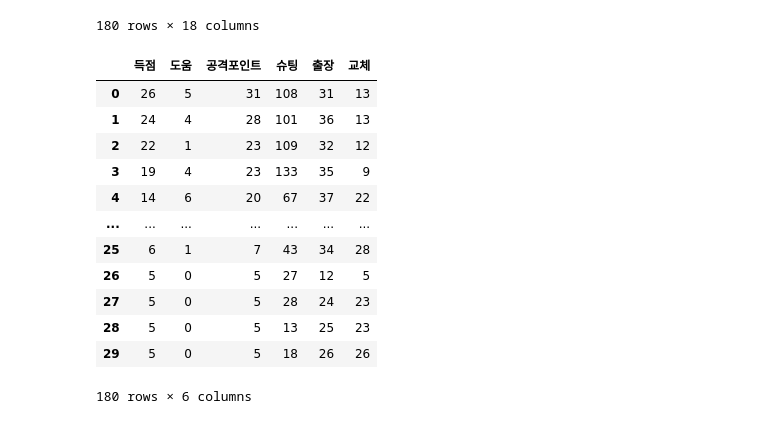
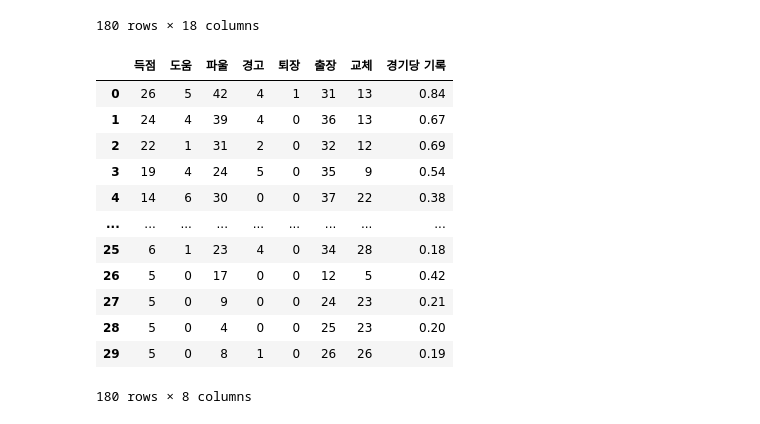
Before and after one commit to jayiuk/k_league_tier, a Jupyter notebook: data_crawling.ipynb, the cells around one changed output. Saved outputs shown, nothing was run; the diff lists cells and outputs as text; code cells hidden in the pictures.

```diff
--- a/data_crawling.ipynb
+++ b/data_crawling.ipynb
@@ -75,22 +75,22 @@ total
 | 29 | 30 | 이건희 | 광주 | 5 | 0 | 5 | 0 | 0 | 8 | 18 | 2 | ... |
 180 rows × 18 columns
 # %%
-total = total.drop(['순위', '선수명', '팀', '무실점경기', 'Year', '코너킥', '파울', '실점', '오프사이드', '경고', '퇴장', '경기당 기록'], axis = 1)
+total = total.drop(['순위', '선수명', '팀', '공격포인트', '슈팅', '무실점경기', 'Year', '코너킥', '실점', '오프사이드'], axis = 1)
 total
 # %% [output]
-|  | 득점 | 도움 | 공격포인트 | 슈팅 | 출장 | 교체 |
-| 0 | 26 | 5 | 31 | 108 | 31 | 13 |
-| 1 | 24 | 4 | 28 | 101 | 36 | 13 |
-| 2 | 22 | 1 | 23 | 109 | 32 | 12 |
-| 3 | 19 | 4 | 23 | 133 | 35 | 9 |
-| 4 | 14 | 6 | 20 | 67 | 37 | 22 |
-| ... | ... | ... | ... | ... | ... | ... |
-| 25 | 6 | 1 | 7 | 43 | 34 | 28 |
-| 26 | 5 | 0 | 5 | 27 | 12 | 5 |
-| 27 | 5 | 0 | 5 | 28 | 24 | 23 |
-| 28 | 5 | 0 | 5 | 13 | 25 | 23 |
-| 29 | 5 | 0 | 5 | 18 | 26 | 26 |
+|  | 득점 | 도움 | 파울 | 경고 | 퇴장 | 출장 | 교체 | 경기당 기록 |
+| 0 | 26 | 5 | 42 | 4 | 1 | 31 | 13 | 0.84 |
+| 1 | 24 | 4 | 39 | 4 | 0 | 36 | 13 | 0.67 |
+| 2 | 22 | 1 | 31 | 2 | 0 | 32 | 12 | 0.69 |
+| 3 | 19 | 4 | 24 | 5 | 0 | 35 | 9 | 0.54 |
+| 4 | 14 | 6 | 30 | 0 | 0 | 37 | 22 | 0.38 |
+| ... | ... | ... | ... | ... | ... | ... | ... | ... |
+| 25 | 6 | 1 | 23 | 4 | 0 | 34 | 28 | 0.18 |
+| 26 | 5 | 0 | 17 | 0 | 0 | 12 | 5 | 0.42 |
+| 27 | 5 | 0 | 9 | 0 | 0 | 24 | 23 | 0.21 |
+| 28 | 5 | 0 | 4 | 0 | 0 | 25 | 23 | 0.20 |
+| 29 | 5 | 0 | 8 | 1 | 0 | 26 | 26 | 0.19 |
-180 rows × 6 columns
+180 rows × 8 columns
 # %%
 total.to_csv('total_ranking.csv', index = False)
 # %%
```
Also changed, not shown: parts of 2 cells of this notebook, 6 other files.
